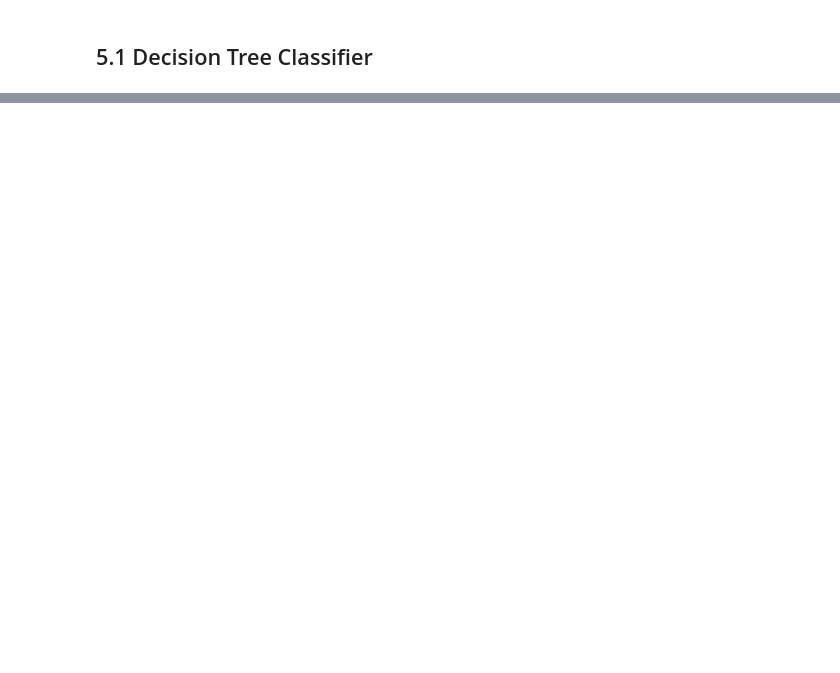
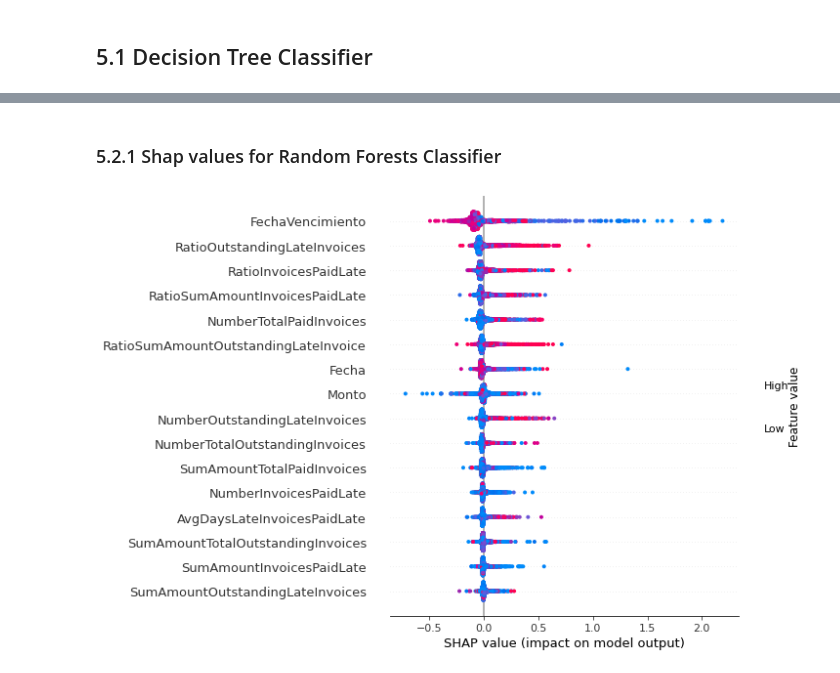
Before and after one commit to jrolopez20/blu-ml, a Jupyter notebook: Forecasting account receivables - Multi Class Classification.ipynb, the cells around one changed output, grey strips where cells are left out. Saved outputs shown, nothing was run; the diff lists cells and outputs as text; code cells hidden in the pictures; blank space fills up the shorter version.

```diff
--- a/Forecasting account receivables - Multi Class Classification.ipynb
+++ b/Forecasting account receivables - Multi Class Classification.ipynb
@@ -722,0 +491,11 @@ plot_models_accuracy(models_name, accuracies)
+# %% [markdown]
+### 5.2.1 Shap values for Random Forests Classifier
+# %%
+# Fits the explainer
+explainer = shap.Explainer(rf_clf.predict, X_test)
+# Calculates the SHAP values - It takes some time
+shap_values_rfc = explainer(X_test)
+# %%
+shap.summary_plot(shap_values_rfc)
+# %% [output]
+[figure, added]
```
Also changed, not shown: parts of 63 cells of this notebook.
